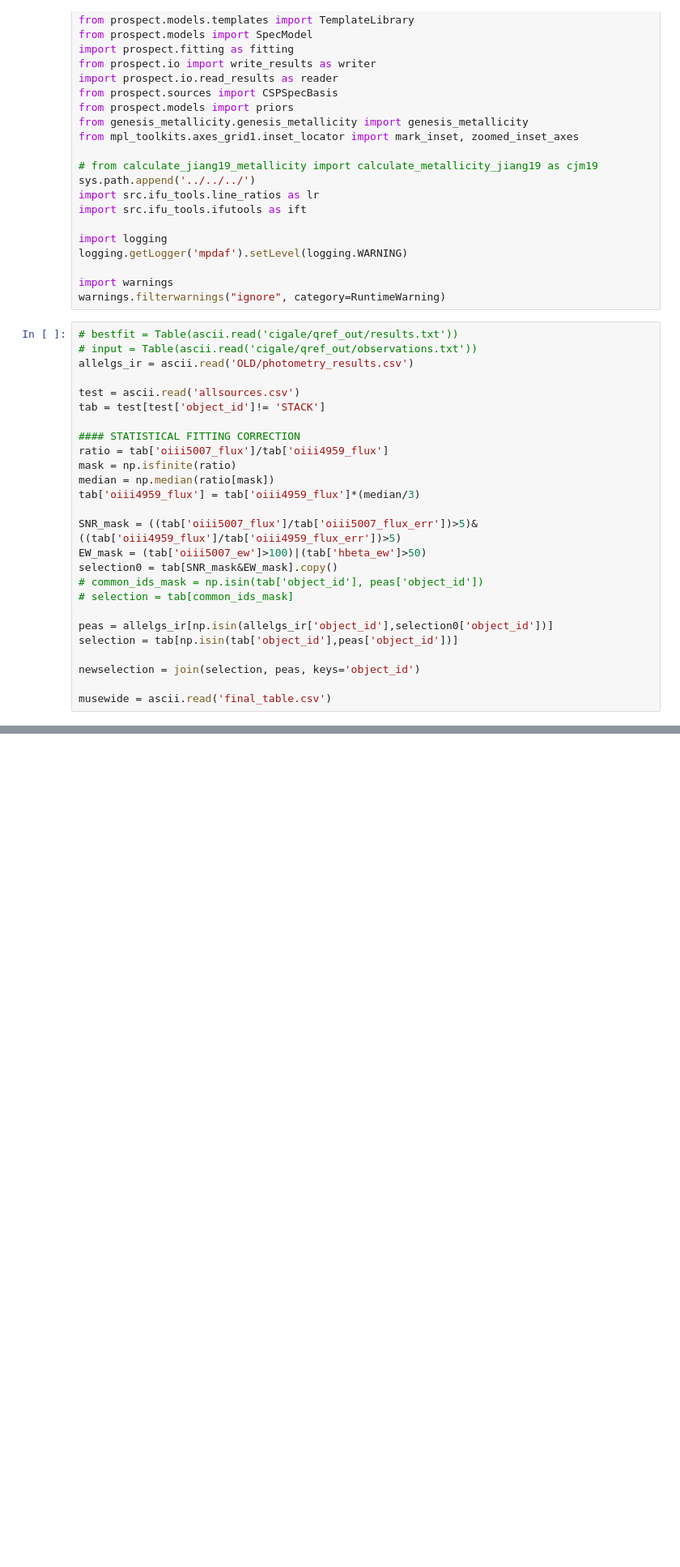
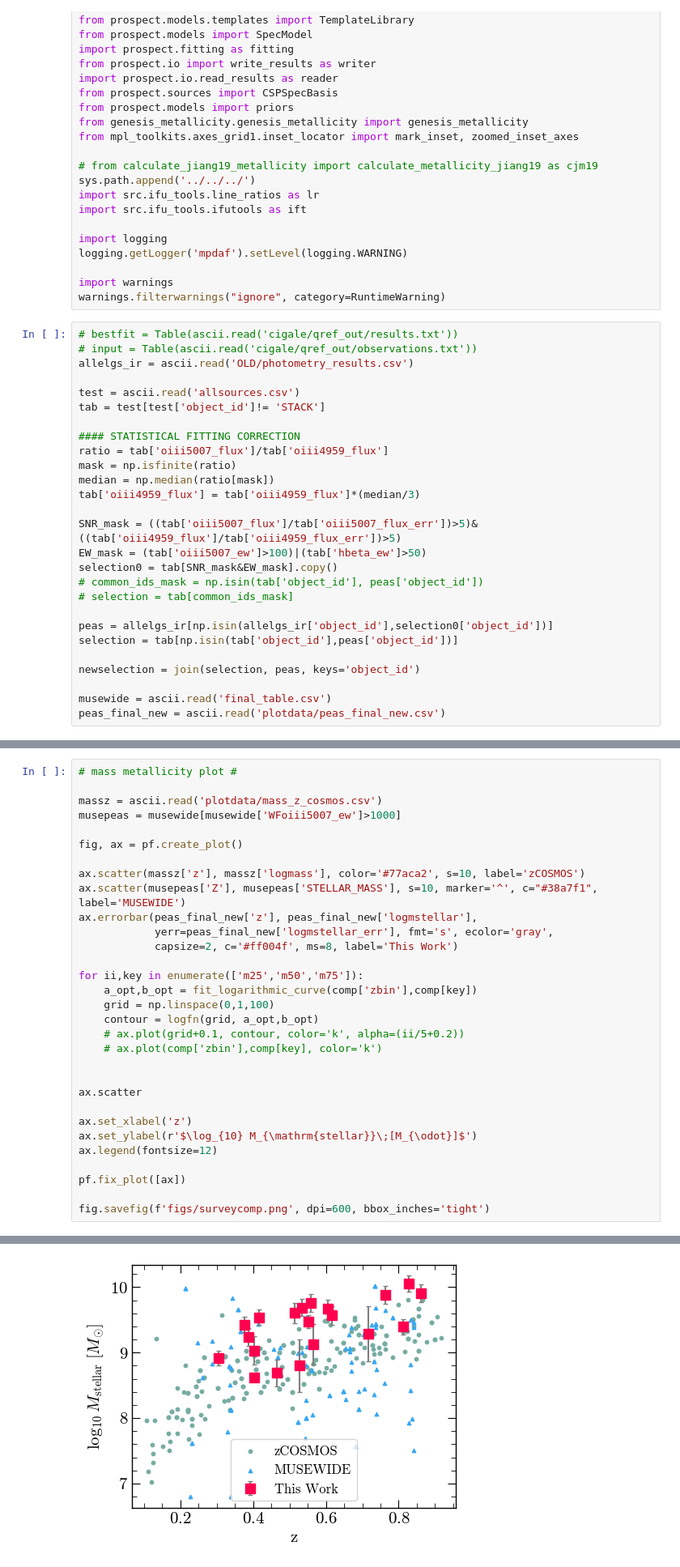
Before and after one commit to 0hardytom/eelgs, a Jupyter notebook: notebooks/epiph/week6-7/analysiswk67.ipynb, the cells around one changed output, grey strips where cells are left out. Shown at 81% size. Saved outputs shown, nothing was run; the diff lists cells and outputs as text; blank space fills up the shorter version.

Commit message:
more plots

```diff
--- a/notebooks/epiph/week6-7/analysiswk67.ipynb
+++ b/notebooks/epiph/week6-7/analysiswk67.ipynb
@@ -68,3 +68,4 @@ selection = tab[np.isin(tab['object_id'],peas['object_id'])]
 newselection = join(selection, peas, keys='object_id')
 
 musewide = ascii.read('final_table.csv')
+peas_final_new = ascii.read('plotdata/peas_final_new.csv')
@@ -70,0 +150,32 @@ musewide = ascii.read('final_table.csv')
+# %%
+# mass metallicity plot #
+
+massz = ascii.read('plotdata/mass_z_cosmos.csv')
+musepeas = musewide[musewide['WFoiii5007_ew']>1000]
+
+fig, ax = pf.create_plot()
+
+ax.scatter(massz['z'], massz['logmass'], color='#77aca2', s=10, label='zCOSMOS')
+ax.scatter(musepeas['Z'], musepeas['STELLAR_MASS'], s=10, marker='^', c="#38a7f1", label='MUSEWIDE')
+ax.errorbar(peas_final_new['z'], peas_final_new['logmstellar'],
+            yerr=peas_final_new['logmstellar_err'], fmt='s', ecolor='gray',
+            capsize=2, c='#ff004f', ms=8, label='This Work')
+
+for ii,key in enumerate(['m25','m50','m75']):
+    a_opt,b_opt = fit_logarithmic_curve(comp['zbin'],comp[key])
+    grid = np.linspace(0,1,100)
+    contour = logfn(grid, a_opt,b_opt)
+    # ax.plot(grid+0.1, contour, color='k', alpha=(ii/5+0.2))
+    # ax.plot(comp['zbin'],comp[key], color='k')
+
+
+ax.scatter
+
+ax.set_xlabel('z')
+ax.set_ylabel(r'$\log_{10} M_{\mathrm{stellar}}\;[M_{\odot}]$')
+ax.legend(fontsize=12)
+
+pf.fix_plot([ax])
+
+fig.savefig(f'figs/surveycomp.png', dpi=600, bbox_inches='tight')
+# %% [output]
@@ -70,0 +197 @@ musewide = ascii.read('final_table.csv')
+[figure, added]
```
Also changed, not shown: parts of 4 cells of this notebook.
